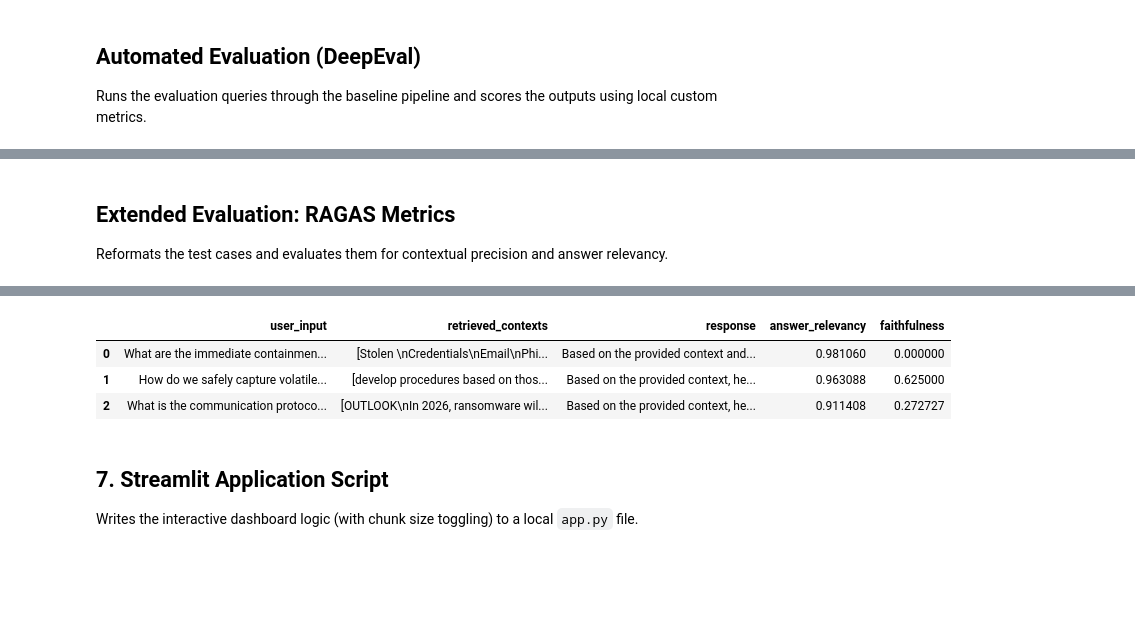
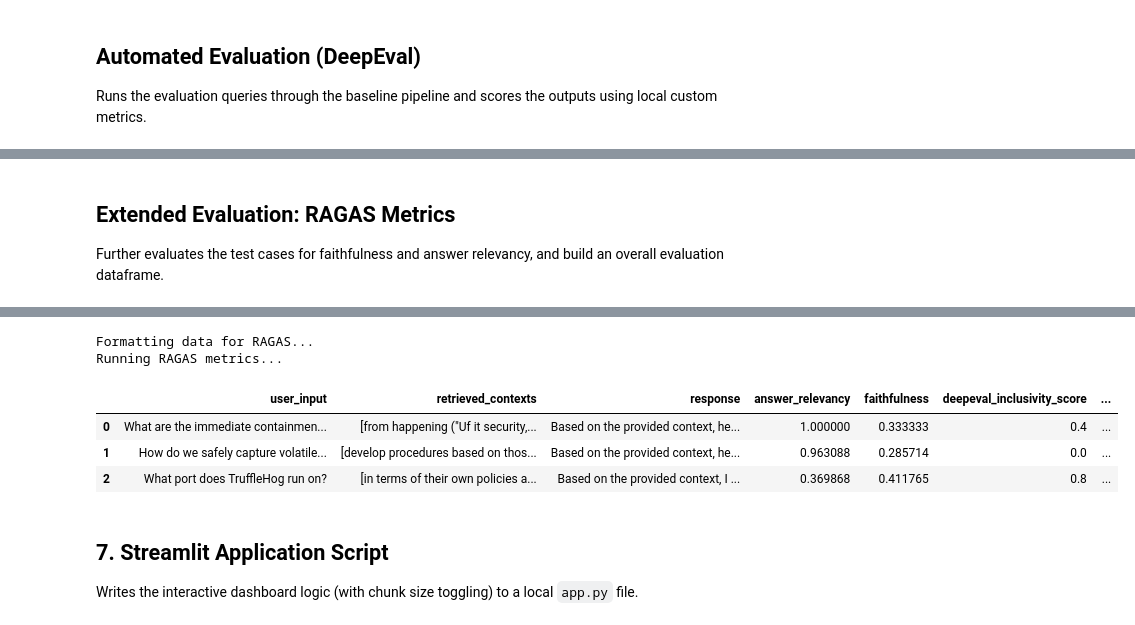
Before and after one commit to nicked1205/rag-experiment, a Jupyter notebook: RAG_Design.ipynb, the cells around one changed output, grey strips where cells are left out. Cells and saved outputs as stored; diff of their text form; code cells hidden in the pictures; blank space fills up the shorter version.

Commit message:
added hybrid rag and reranking, also added deepeval results to dataframe

```diff
--- a/RAG_Design.ipynb
+++ b/RAG_Design.ipynb
@@ -290,14 +331,15 @@ INFO:deepeval.evaluate.execute.e2e:in _a_execute_llm_test_cases
 # %% [markdown]
 ## Extended Evaluation: RAGAS Metrics
-Reformats the test cases and evaluates them for contextual precision and answer relevancy.
+Further evaluates the test cases for faithfulness and answer relevancy, and build an overall evaluation dataframe.
 # %%
 from datasets import Dataset
 from ragas import evaluate as ragas_evaluate
 from ragas.metrics import answer_relevancy, faithfulness
+# ragas is being reorganize and changing to newer version of ragas metrics need too much change to the pipeline
 
 print("Formatting data for RAGAS...")
 
-# 1. Extract the data already generated during the DeepEval loop
+# Extract the data already generated during the DeepEval loop
 ragas_data = {
     "question": [tc.input for tc in deep_eval_test_cases],
     "answer": [tc.actual_output for tc in deep_eval_test_cases],
@@ -308,15 +350,66 @@ dataset = Dataset.from_dict(ragas_data)
 
 print("Running RAGAS metrics...")
 
-# 2. Evaluate using the same local LLM and Embeddings defined in Block 4
+# Evaluate using the same local LLM and Embeddings defined in Block 4
 ragas_results = ragas_evaluate(
     dataset=dataset,
     metrics=[answer_relevancy, faithfulness],
     llm=llm,
     embeddings=embedding_model,
 )
+df_eval = ragas_results.to_pandas()
 
-# 3. Display Results
-df_ragas = ragas_results.to_pandas()
-display(df_ragas)
+# Extract DeepEval Scores and Reasons
+inclusivity_scores, inclusivity_reasons = [], []
+transparency_scores, transparency_reasons = [], []
+actionability_scores, actionability_reasons = [], []
+
+# There is a problem where turning deepeval_results into a list does not work, this block makes it consistent
+if hasattr(deepeval_results, 'test_results'):
+    actual_results = deepeval_results.test_results
+elif isinstance(deepeval_results, list):
+    actual_results = deepeval_results
+else:
+    try:
+        # Cast Pydantic object to dict and grab the specific key
+        actual_results = dict(deepeval_results).get('test_results', deepeval_results)
+    except Exception:
+        actual_results = deepeval_results
+
+# Loop through test cases
+for result in actual_results:
+    case_metrics = {}
+    for m in result.metrics_data:
+        if "Inclusivity" in m.name:
+            case_metrics["inclusivity"] = (m.score, m.reason)
+        elif "Transparency" in m.name:
+            case_metrics["transparency"] = (m.score, m.reason)
+        elif "Actionability" in m.name:
+            case_metrics["actionability"] = (m.score, m.reason)
+
+    # Append values (0.0 and "N/A" if empty)
+    inc = case_metrics.get("inclusivity", (0.0, "N/A"))
+    inclusivity_scores.append(inc[0])
+    inclusivity_reasons.append(inc[1])
+
+    trans = case_metrics.get("transparency", (0.0, "N/A"))
+    transparency_scores.append(trans[0])
+    transparency_reasons.append(trans[1])
+
+    act = case_metrics.get("actionability", (0.0, "N/A"))
+    actionability_scores.append(act[0])
+    actionability_reasons.append(act[1])
+
+# Append everything to the DataFrame
+df_eval["deepeval_inclusivity_score"] = inclusivity_scores
+df_eval["deepeval_inclusivity_reason"] = inclusivity_reasons
+
+df_eval["deepeval_transparency_score"] = transparency_scores
+df_eval["deepeval_transparency_reason"] = transparency_reasons
+
+df_eval["deepeval_actionability_score"] = actionability_scores
+df_eval["deepeval_actionability_reason"] = actionability_reasons
+
+# Display the evaluation table
+display(df_eval)
 # %% [output]
@@ -325,7 +423,9 @@ Running RAGAS metrics...
+Formatting data for RAGAS...
+Running RAGAS metrics...
-|  | user_input | retrieved_contexts | response | answer_relevancy | faithfulness |
-| 0 | What are the immediate containmen... | [Stolen \nCredentials\nEmail\nPhi... | Based on the provided context and... | 0.981060 | 0.000000 |
-| 1 | How do we safely capture volatile... | [develop procedures based on thos... | Based on the provided context, he... | 0.963088 | 0.625000 |
-| 2 | What is the communication protoco... | [OUTLOOK\nIn 2026, ransomware wil... | Based on the provided context, he... | 0.911408 | 0.272727 |
+|  | user_input | retrieved_contexts | response | answer_relevancy | faithfulness | deepeval_inclusivity_score | ... |
+| 0 | What are the immediate containmen... | [from happening ("Uf it security,... | Based on the provided context, he... | 1.000000 | 0.333333 | 0.4 | ... |
+| 1 | How do we safely capture volatile... | [develop procedures based on thos... | Based on the provided context, he... | 0.963088 | 0.285714 | 0.0 | ... |
+| 2 | What port does TruffleHog run on? | [in terms of their own policies a... | Based on the provided context, I ... | 0.369868 | 0.411765 | 0.8 | ... |
 # %% [markdown]
 ## 7. Streamlit Application Script
 Writes the interactive dashboard logic (with chunk size toggling) to a local `app.py` file.
```
Also changed, not shown: parts of 12 cells of this notebook.
